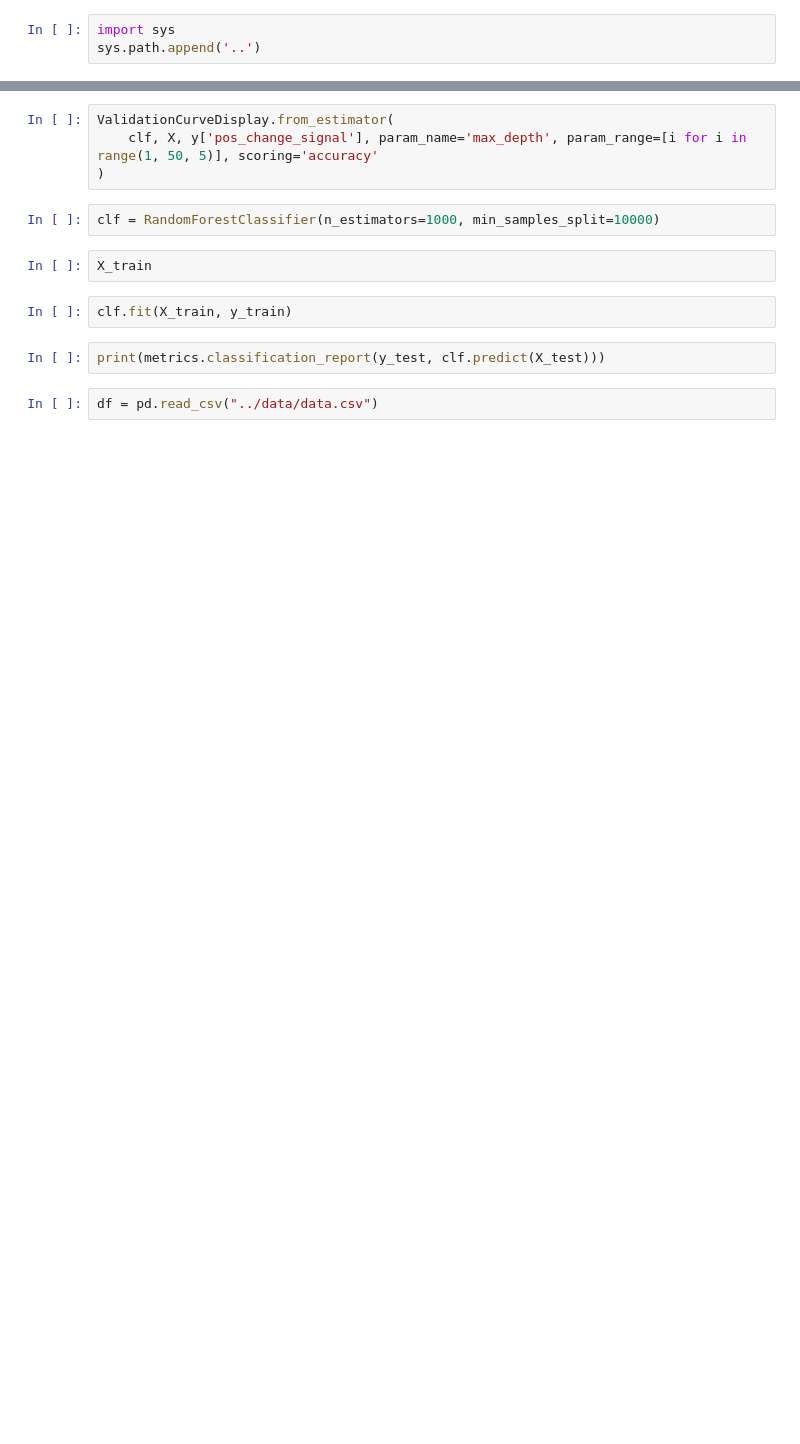
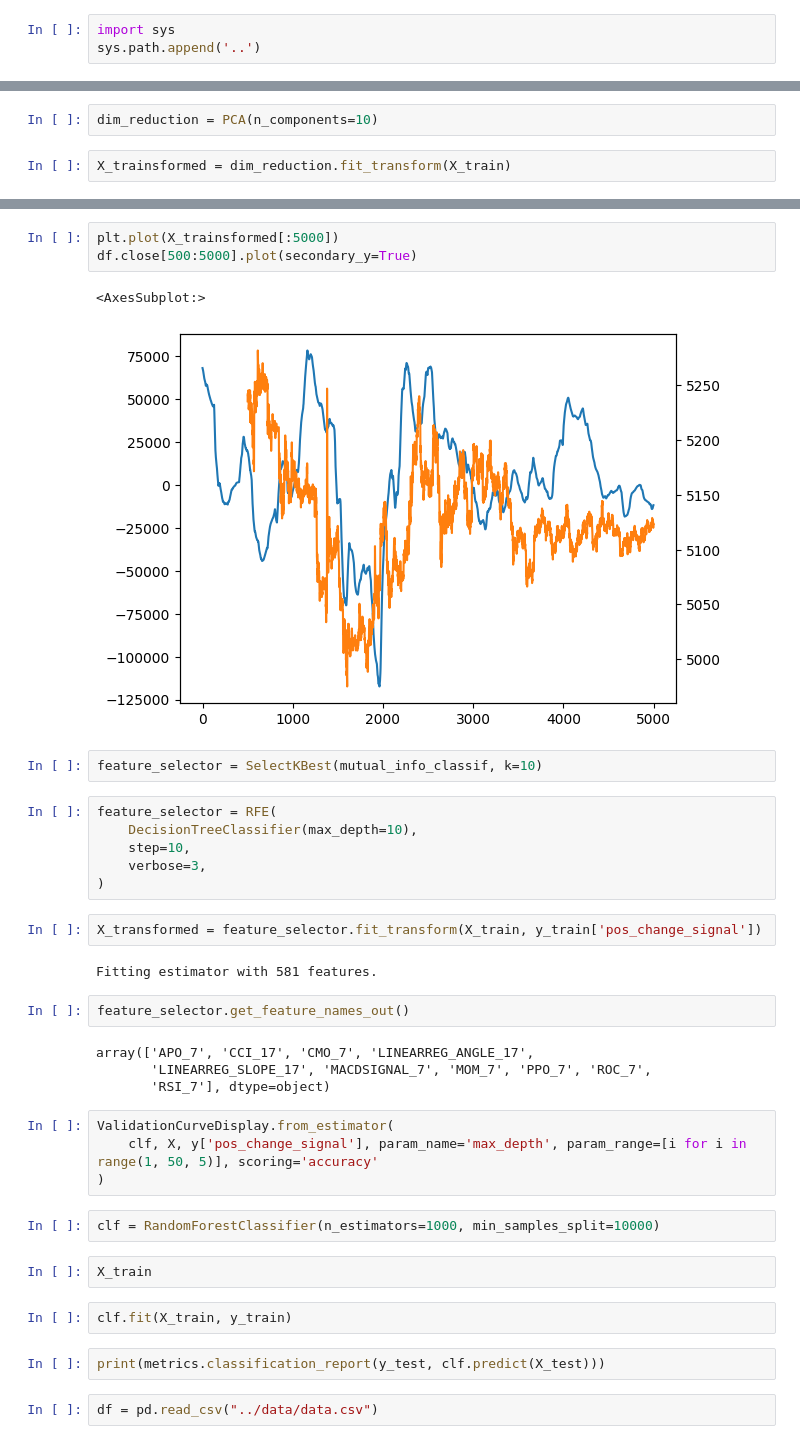
Before and after one commit to lianlongbagua/ml_rf_project, a Jupyter notebook: notebooks/production.ipynb, the cells around one changed output, grey strips where cells are left out. Cells and saved outputs as stored; diff of their text form; blank space fills up the shorter version.

```diff
--- a/notebooks/production.ipynb
+++ b/notebooks/production.ipynb
@@ -65,0 +68,4 @@ DecisionTreeClassifier(min_samples_leaf=1000, min_samples_split=10000)
+# %%
+dim_reduction = PCA(n_components=10)
+# %%
+X_trainsformed = dim_reduction.fit_transform(X_train)
@@ -66,3 +94,27 @@ DecisionTreeClassifier(min_samples_leaf=1000, min_samples_split=10000)
+# %%
+plt.plot(X_trainsformed[:5000])
+df.close[500:5000].plot(secondary_y=True)
+# %% [output]
+<AxesSubplot:>
+[figure, added]
+# %%
+feature_selector = SelectKBest(mutual_info_classif, k=10)
+# %%
+feature_selector = RFE(
+    DecisionTreeClassifier(max_depth=10),
+    step=10,
+    verbose=3,
+)
+# %%
+X_transformed = feature_selector.fit_transform(X_train, y_train['pos_change_signal'])
+# %% [output]
+Fitting estimator with 581 features.
+# %%
+feature_selector.get_feature_names_out()
+# %% [output]
+array(['APO_7', 'CCI_17', 'CMO_7', 'LINEARREG_ANGLE_17',
+       'LINEARREG_SLOPE_17', 'MACDSIGNAL_7', 'MOM_7', 'PPO_7', 'ROC_7',
+       'RSI_7'], dtype=object)
 # %%
 ValidationCurveDisplay.from_estimator(
     clf, X, y['pos_change_signal'], param_name='max_depth', param_range=[i for i in range(1, 50, 5)], scoring='accuracy'
```
Also changed, not shown: parts of 18 cells of this notebook.
